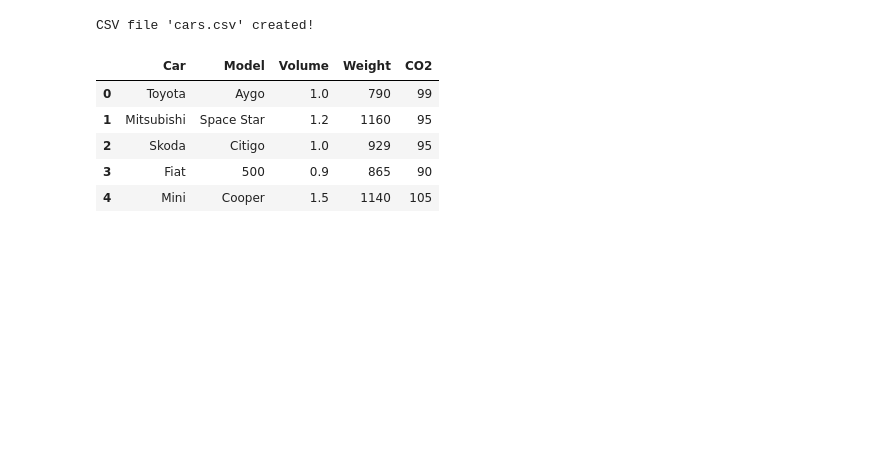
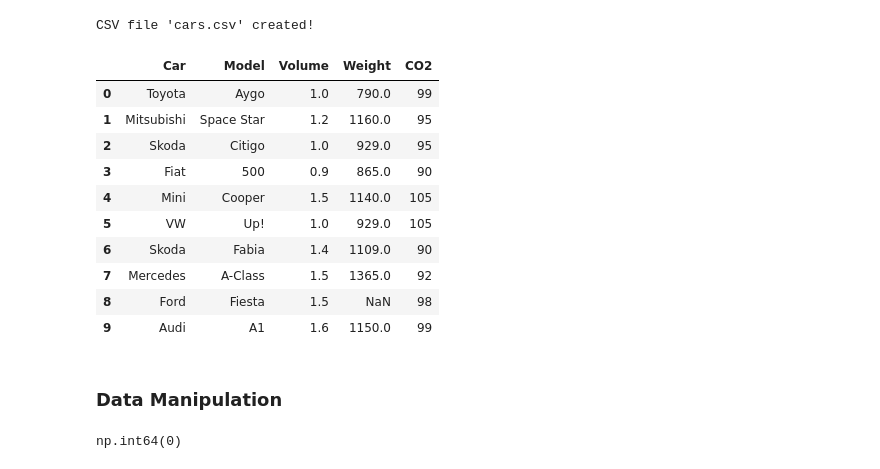
Before and after one commit to Tej1109/MLP_Pracs, a Jupyter notebook: Tejas_MLP_Prac_3_Data_Manipulation_and_Scaling.ipynb, the cells around one changed output. Drawn from its saved outputs; the diff is of its cells as text; code cells hidden in the pictures; blank space fills up the shorter version.

```diff
--- a/Tejas_MLP_Prac_3_Data_Manipulation_and_Scaling.ipynb
+++ b/Tejas_MLP_Prac_3_Data_Manipulation_and_Scaling.ipynb
@@ -2,31 +2,41 @@
 <a href="https://colab.research.google.com/github/Tej1109/MLP_Pracs/blob/main/Tejas_MLP_Prac_3_Data_Manipulation_and_Scaling.ipynb" target="_parent"><img src="https://colab.research.google.com/assets/colab-badge.svg" alt="Open In Colab"/></a>
 # %%
 import pandas as pd
-
-# Data
+import numpy as np
+#Dataset taken from w3schools
 data = {
     "Car": ["Toyota", "Mitsubishi", "Skoda", "Fiat", "Mini", "VW", "Skoda", "Mercedes", "Ford", "Audi"],
     "Model": ["Aygo", "Space Star", "Citigo", "500", "Cooper", "Up!", "Fabia", "A-Class", "Fiesta", "A1"],
     "Volume": [1.0, 1.2, 1.0, 0.9, 1.5, 1.0, 1.4, 1.5, 1.5, 1.6],
-    "Weight": [790, 1160, 929, 865, 1140, 929, 1109, 1365, 1112, 1150],
+    "Weight": [790, 1160, 929, 865, 1140, 929, 1109, 1365,None, 1150],
     "CO2": [99, 95, 95, 90, 105, 105, 90, 92, 98, 99]
 }
 
-# Create DataFrame
 df = pd.DataFrame(data)
 
-# Save to CSV file without index
 df.to_csv('cars.csv', index=False)
 
 print("CSV file 'cars.csv' created!")
 # %% [output]
 CSV file 'cars.csv' created!
 # %%
-df.head()
+df
 # %% [output]
 |  | Car | Model | Volume | Weight | CO2 |
-| 0 | Toyota | Aygo | 1.0 | 790 | 99 |
-| 1 | Mitsubishi | Space Star | 1.2 | 1160 | 95 |
-| 2 | Skoda | Citigo | 1.0 | 929 | 95 |
-| 3 | Fiat | 500 | 0.9 | 865 | 90 |
-| 4 | Mini | Cooper | 1.5 | 1140 | 105 |
+| 0 | Toyota | Aygo | 1.0 | 790.0 | 99 |
+| 1 | Mitsubishi | Space Star | 1.2 | 1160.0 | 95 |
+| 2 | Skoda | Citigo | 1.0 | 929.0 | 95 |
+| 3 | Fiat | 500 | 0.9 | 865.0 | 90 |
+| 4 | Mini | Cooper | 1.5 | 1140.0 | 105 |
+| 5 | VW | Up! | 1.0 | 929.0 | 105 |
+| 6 | Skoda | Fabia | 1.4 | 1109.0 | 90 |
+| 7 | Mercedes | A-Class | 1.5 | 1365.0 | 92 |
+| 8 | Ford | Fiesta | 1.5 | NaN | 98 |
+| 9 | Audi | A1 | 1.6 | 1150.0 | 99 |
+# %% [markdown]
+### Data Manipulation
+# %%
+#Checking for duplicates
+df.duplicated().sum() #0 Duplicates
+# %% [output]
+np.int64(0)
```
Also changed, not shown: parts of 5 cells of this notebook.
